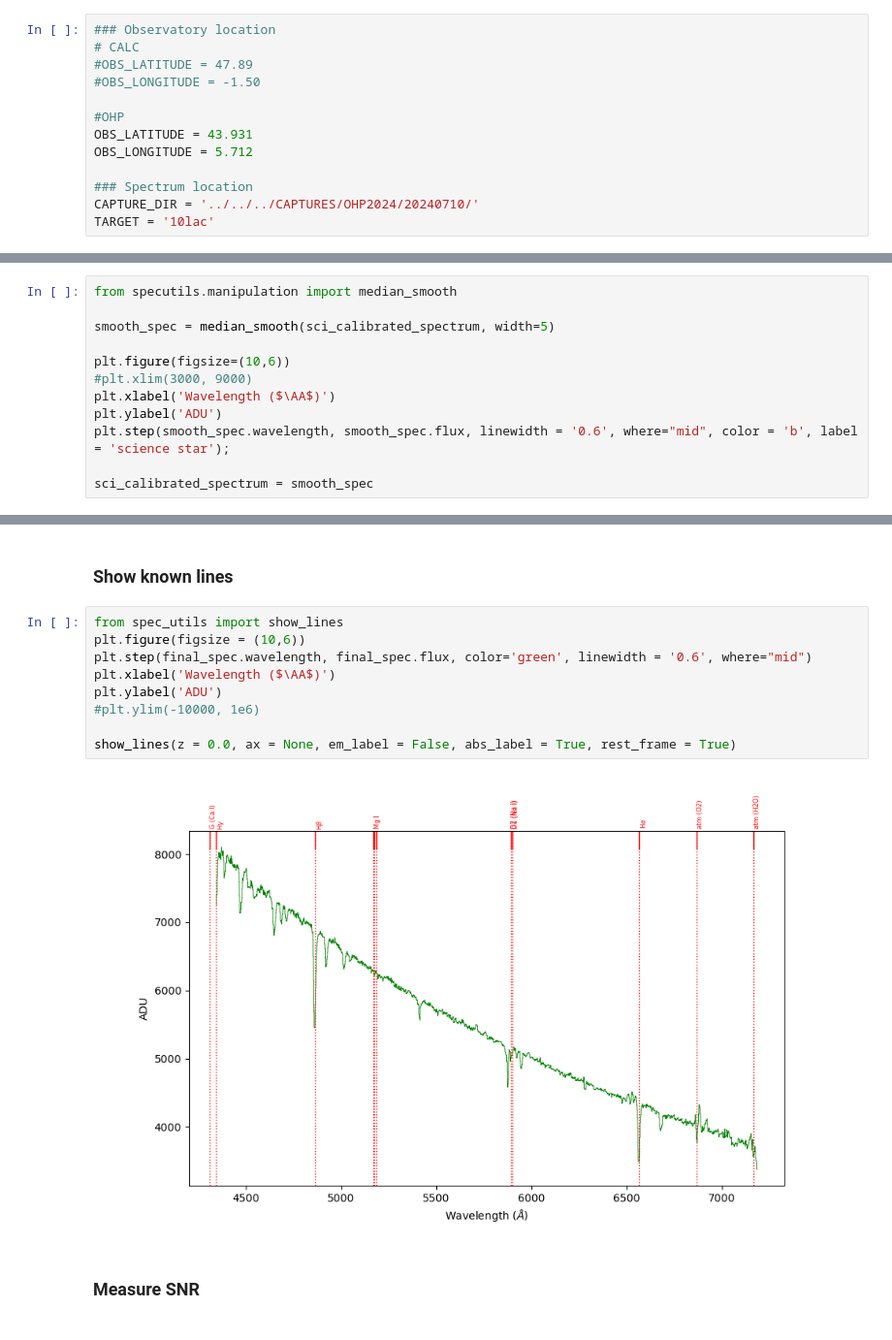
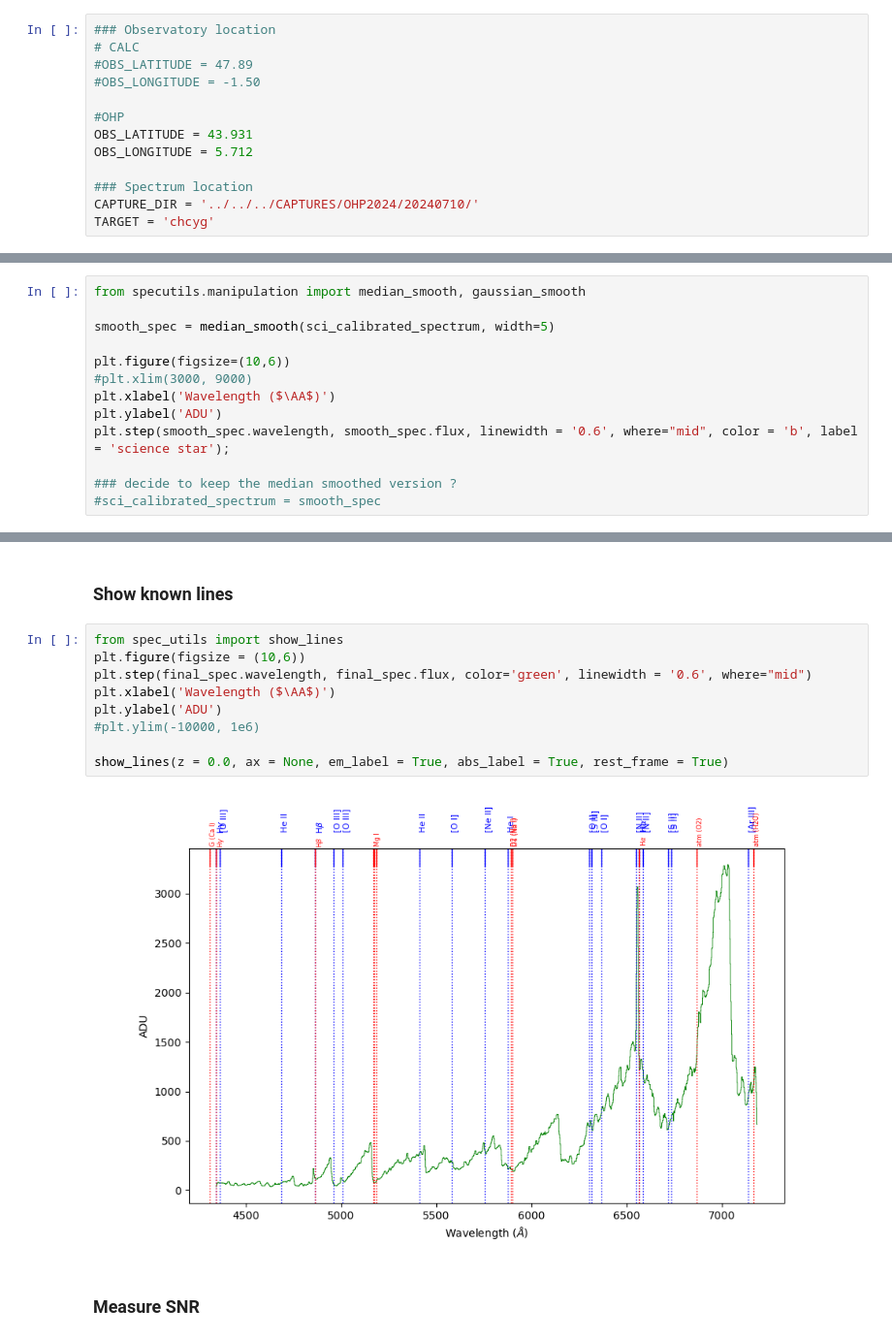
Before and after one commit to plouis35/EasyAstro, a Jupyter notebook: easytools/easyspectrum.ipynb, the cells around one changed output, grey strips where cells are left out. Shown at 97% size. Saved outputs shown, nothing was run; the diff lists cells and outputs as text.

```diff
--- a/easytools/easyspectrum.ipynb
+++ b/easytools/easyspectrum.ipynb
@@ -24,7 +24,7 @@ OBS_LONGITUDE = 5.712
 
 ### Spectrum location
 CAPTURE_DIR = '../../../CAPTURES/OHP2024/20240710/'
-TARGET = '10lac'
+TARGET = 'chcyg'
 # %% [markdown]
 ## Imports libs
 # %%
@@ -246,5 +240,5 @@ plt.plot(sci_calibrated_spectrum.wavelength, sci_calibrated_spectrum.flux) #, li
 # %%
-from specutils.manipulation import median_smooth
+from specutils.manipulation import median_smooth, gaussian_smooth
 
 smooth_spec = median_smooth(sci_calibrated_spectrum, width=5)
 
@@ -254,5 +248,6 @@ plt.xlabel('Wavelength ($\AA$)')
 plt.ylabel('ADU')
 plt.step(smooth_spec.wavelength, smooth_spec.flux, linewidth = '0.6', where="mid", color = 'b', label = 'science star');
 
-sci_calibrated_spectrum = smooth_spec
+### decide to keep the median smoothed version ?
+#sci_calibrated_spectrum = smooth_spec
 # %% [output]
@@ -430,14 +424,14 @@ plt.legend(loc=('best'))
 # %%
 from spec_utils import show_lines
 plt.figure(figsize = (10,6))
 plt.step(final_spec.wavelength, final_spec.flux, color='green', linewidth = '0.6', where="mid")
 plt.xlabel('Wavelength ($\AA$)')
 plt.ylabel('ADU')
 #plt.ylim(-10000, 1e6)
 
-show_lines(z = 0.0, ax = None, em_label = False, abs_label = True, rest_frame = True)
+show_lines(z = 0.0, ax = None, em_label = True, abs_label = True, rest_frame = True)
 # %% [output]
-[figure, old version]
+[figure, new version]
 # %% [markdown]
 ### Measure SNR
 # %%
```
Also changed, not shown: parts of 14 cells of this notebook, 1 other file.
